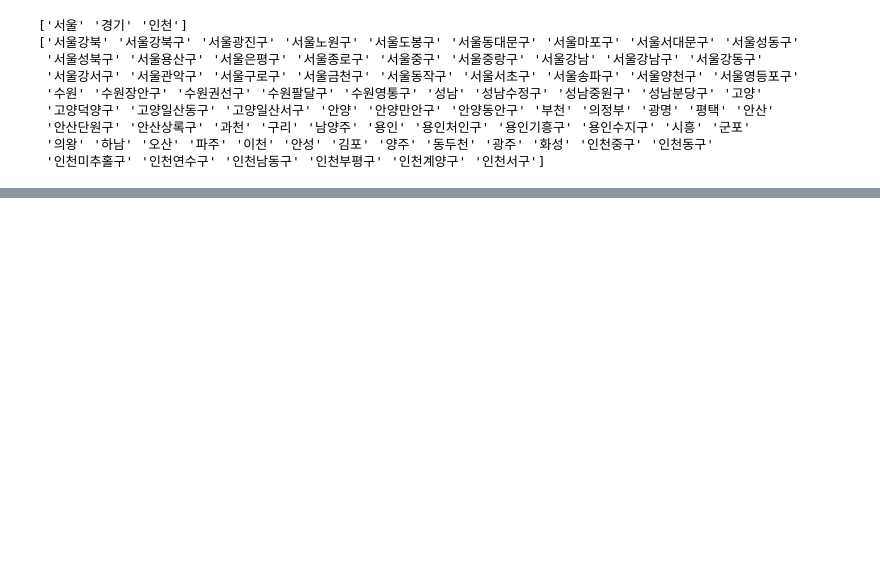
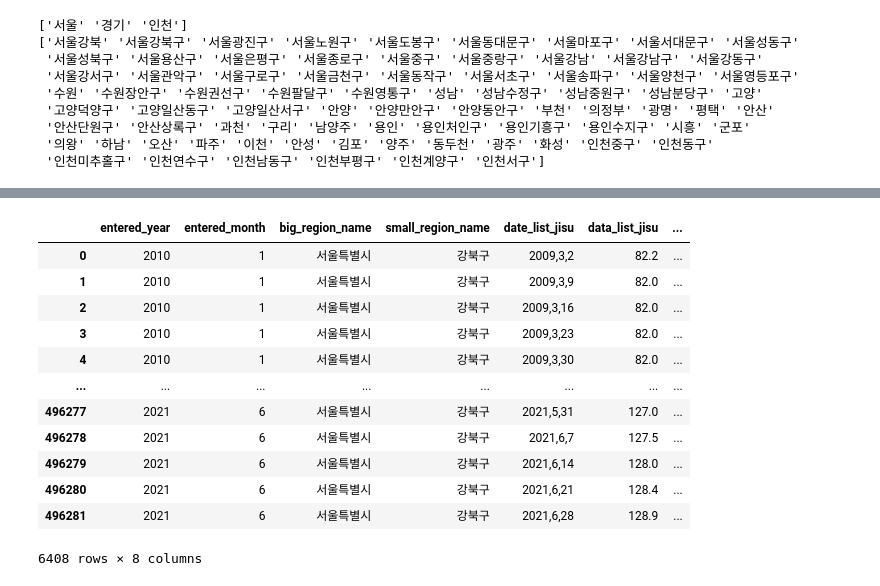
Before and after one commit to seunghunii/crawler_project, a Jupyter notebook: data_save/preprocessing2.ipynb, the cells around one changed output, grey strips where cells are left out. Saved outputs shown, nothing was run; the diff lists cells and outputs as text; code cells hidden in the pictures; blank space fills up the shorter version.

```diff
--- a/data_save/preprocessing2.ipynb
+++ b/data_save/preprocessing2.ipynb
@@ -10,7 +10,7 @@ dirr = 'C:/Users/shic/Desktop/crawler_project/data_save/'
 # %%
 list_files = ['courtauction/df_court.csv',
               'estate_trend/estate_trend.csv',
-              'kb_land/kb_land_df.csv',
+              'kb_land/kb_land_mp.csv',
               'taxx/jaesan_df.csv','taxx/jongbu_df.csv']
 list_files
 # %% [output]
@@ -62,7 +68,15 @@ print(kb_land['s_region'].unique())
  '의왕' '하남' '오산' '파주' '이천' '안성' '김포' '양주' '동두천' '광주' '화성' '인천중구' '인천동구'
  '인천미추홀구' '인천연수구' '인천남동구' '인천부평구' '인천계양구' '인천서구']
 # %%
-kb_land['b_region'] = kb_land['b_region'].replace({'서울':'서울특별시',
+kb_land['big_region_name'] = kb_land['big_region_name'].replace({'서울':'서울특별시',
                                                    '경기':'경기도',
                                                    '인천':'인천광역시'})
-kb_land['s_region'] = [re.sub('서울|인천','',region) for region in kb_land['s_region']]
+kb_land['small_region_name'] = [re.sub('서울|인천','',region) for region in kb_land['small_region_name']]
+kb_land['small_region_name'] = kb_land.replace({
+    'small_region_name':{'고양':'고양시 ',
+                         '수원':'수원시 ',
+                         '안산':'안산시 ',
+                         '성남':'성남시 ',
+                         '용인':'용인시 ',
+                         '안양':'안양시 '}},regex=True)['small_region_name']
+kb_land['small_region_name'] = kb_land['small_region_name'].str.strip()
@@ -81 +83,12 @@ array(['강북', '강북구', '광진구', '노원구', '도봉구', '동대문
+# %%
+to_replace = kb_land['small_region_name'][-kb_land['small_region_name'].isin(df_court['sigu'])].unique().tolist()
+replace_dict = {}
+for rep in to_replace:
+    if rep == '강북' or rep == '강남':
+        replace_dict[rep] = str(rep) + '_합계'
+    else:
+        replace_dict[rep] = str(rep) + '시'
+kb_land['small_region_name'] = kb_land.replace({
+    'small_region_name' : replace_dict
+},regex=True)['small_region_name']
 # %%
@@ -158,0 +110,16 @@ kk.loc[kk['date_list_jisu'].isin(['2011,9,31','2012,11,31','2016,9,31','2018,11,
+# %%
+kb_land[kb_land['small_region_name'] == '강북구']
+# %% [output]
+|  | entered_year | entered_month | big_region_name | small_region_name | date_list_jisu | data_list_jisu | ... |
+| 0 | 2010 | 1 | 서울특별시 | 강북구 | 2009,3,2 | 82.2 | ... |
+| 1 | 2010 | 1 | 서울특별시 | 강북구 | 2009,3,9 | 82.0 | ... |
+| 2 | 2010 | 1 | 서울특별시 | 강북구 | 2009,3,16 | 82.0 | ... |
+| 3 | 2010 | 1 | 서울특별시 | 강북구 | 2009,3,23 | 82.0 | ... |
+| 4 | 2010 | 1 | 서울특별시 | 강북구 | 2009,3,30 | 82.0 | ... |
+| ... | ... | ... | ... | ... | ... | ... | ... |
+| 496277 | 2021 | 6 | 서울특별시 | 강북구 | 2021,5,31 | 127.0 | ... |
+| 496278 | 2021 | 6 | 서울특별시 | 강북구 | 2021,6,7 | 127.5 | ... |
+| 496279 | 2021 | 6 | 서울특별시 | 강북구 | 2021,6,14 | 128.0 | ... |
+| 496280 | 2021 | 6 | 서울특별시 | 강북구 | 2021,6,21 | 128.4 | ... |
+| 496281 | 2021 | 6 | 서울특별시 | 강북구 | 2021,6,28 | 128.9 | ... |
+6408 rows × 8 columns
```
Also changed, not shown: parts of 11 cells of this notebook, 5 other files.
